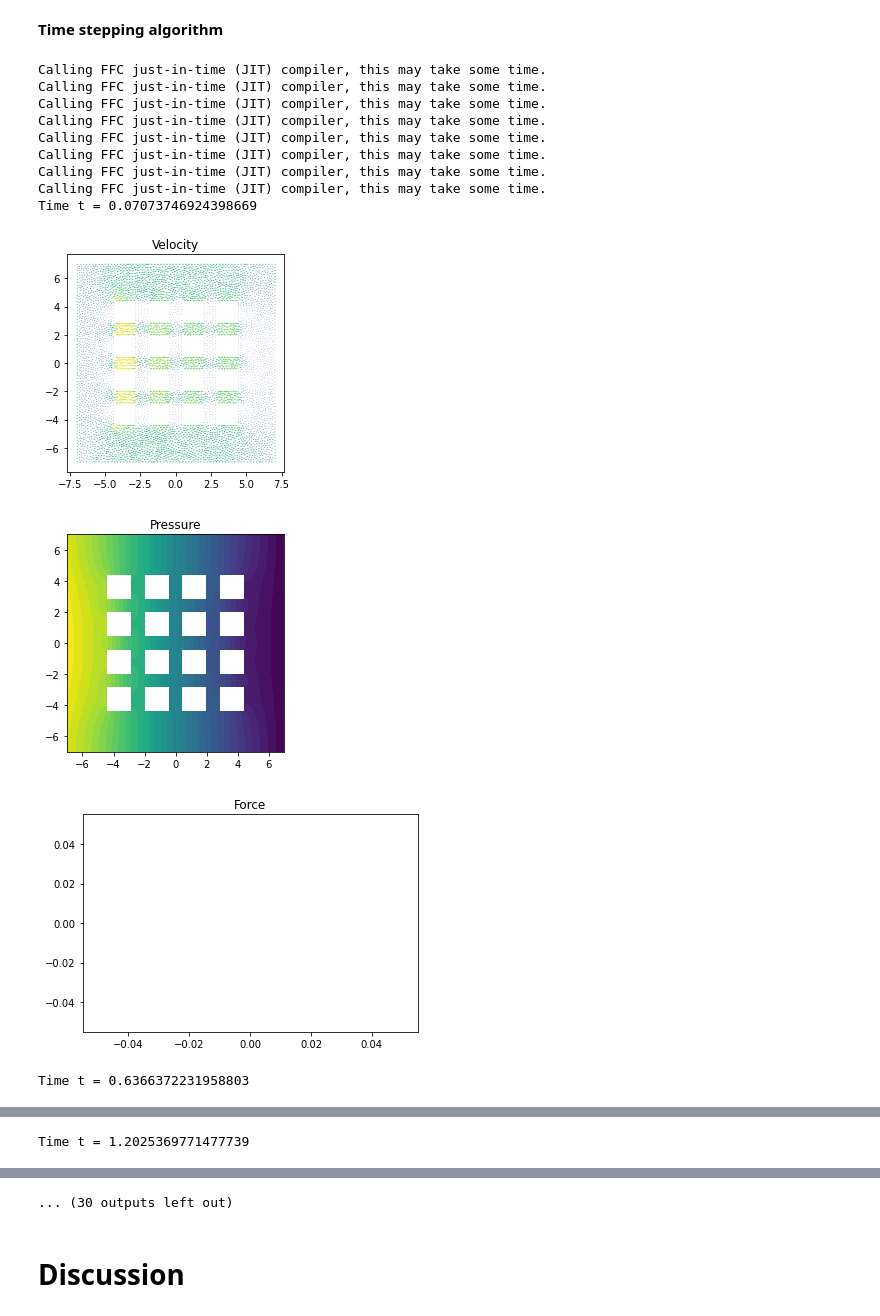
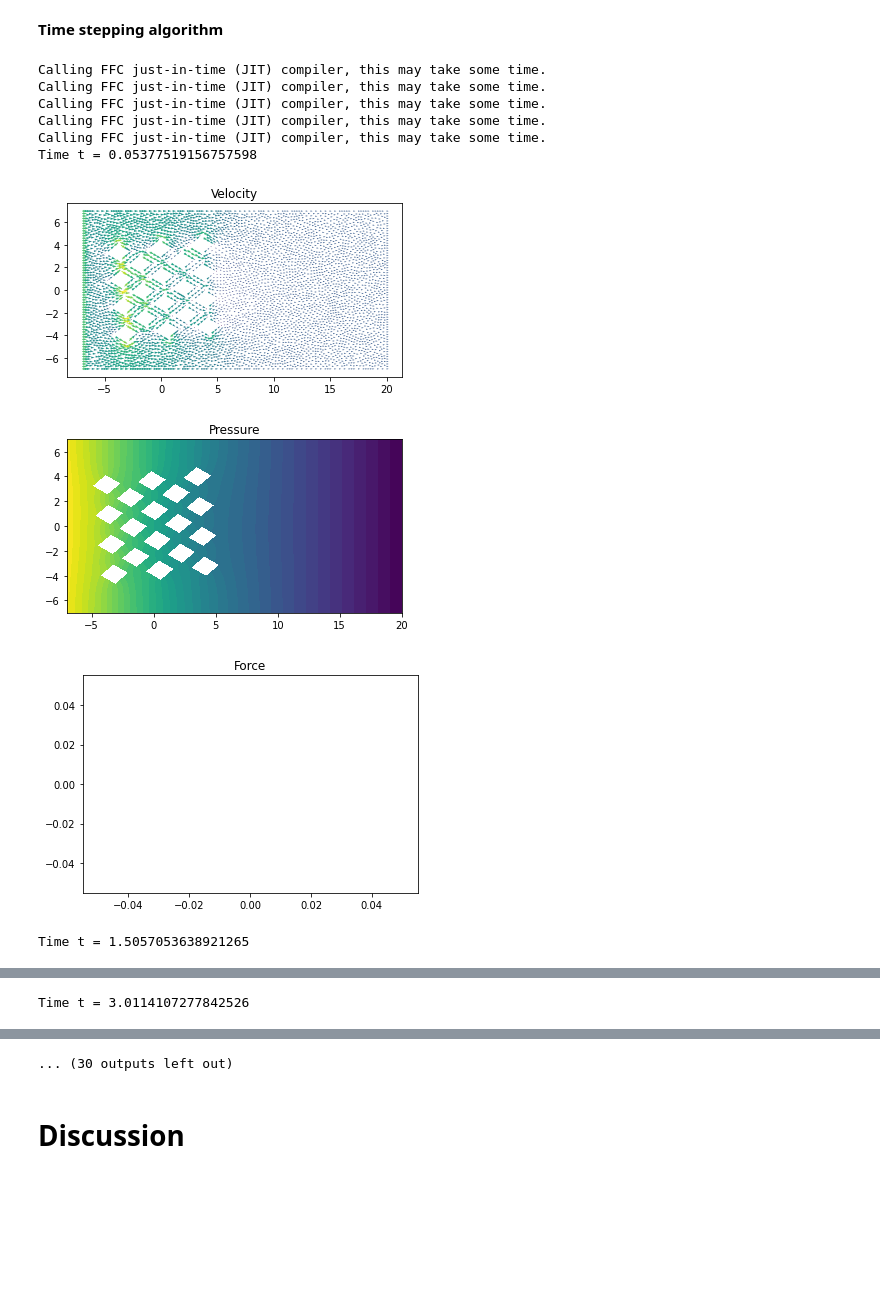
Before and after one commit to johanhoffman/DD2365-VT20, a Jupyter notebook: Project/projectV4_P1.ipynb, the cells around one changed output, grey strips where cells are left out. Saved outputs shown, nothing was run; the diff lists cells and outputs as text; code cells hidden in the pictures; blank space fills up the shorter version.

```diff
--- a/Project/projectV4_P1.ipynb
+++ b/Project/projectV4_P1.ipynb
@@ -172,35 +172,37 @@ def concentric(L,H, theta=0):
 **Define domain and mesh**
 # %%
 # Define rectangular domain
-L = 14
-H = 14
+xmin = -7
+ymin = -7
+xmax = 20
+ymax = 7
 
 # Define circle
-xc = 0.5*L
-yc = 0.5*H
+xc = 0
+yc = 0
 rc = 1.
 
 # Define subdomains (for boundary conditions)
 class Left(SubDomain):
     def inside(self, x, on_boundary):
-        return near(x[0], -L/2)
+        return near(x[0], xmin)
 
 class Right(SubDomain):
     def inside(self, x, on_boundary):
-        return near(x[0], L/2)
+        return near(x[0], xmax)
 
 class Lower(SubDomain):
     def inside(self, x, on_boundary):
-        return near(x[1], -H/2)
+        return near(x[1], ymin)
 
 class Upper(SubDomain):
     def inside(self, x, on_boundary):
-        return near(x[1], H/2)
+        return near(x[1], ymax)
 
 class Freeslip(SubDomain):
     def inside(self, x, on_boundary):
-        return (on_boundary and (not near(x[0], -L/2)) and (not near(x[0], L/2)) \
-                and (not near(x[1], -H/2)) and (not near(x[1], H/2)))
+        return (on_boundary and (not near(x[0], xmin)) and (not near(x[0], xmax)) \
+                and (not near(x[1], ymin)) and (not near(x[1], ymax)))
 
 left = Left()
 right = Right()
@@ -215,7 +217,7 @@ resolution = 64
 #         - Circle(Point(xc,yc),rc) , resolution)
 
 !rm Grid_0/*
-domain = grid(L,H,0)
+domain = skewed(xmin,ymin,xmax,ymax,5)
 mesh = generate_mesh(domain, resolution)
 saved_mesh = File("Grid_0/mesh.xml")
 saved_mesh << mesh
@@ -268,23 +268,24 @@ Calling FFC just-in-time (JIT) compiler, this may take some time.
 # Define boundary conditions
 class DirichletBoundaryLower(SubDomain):
     def inside(self, x, on_boundary):
-        return on_boundary and near(x[1], -H/2)
+        return on_boundary and near(x[1], ymin)
 
 class DirichletBoundaryUpper(SubDomain):
     def inside(self, x, on_boundary):
-        return on_boundary and near(x[1], H/2)
+        return on_boundary and near(x[1], ymax)
 
 class DirichletBoundaryLeft(SubDomain):
     def inside(self, x, on_boundary):
-        return on_boundary and near(x[0], -L/2)
+        return on_boundary and near(x[0], xmin)
 
 class DirichletBoundaryRight(SubDomain):
     def inside(self, x, on_boundary):
-        return on_boundary and near(x[0], L/2)
+        return on_boundary and near(x[0], xmax)
 
 class DirichletBoundaryObjects(SubDomain):
     def inside(self, x, on_boundary):
-        return on_boundary and (not near(x[0], -L/2)) and (not near(x[0], L/2)) and (not near(x[1], -H/2)) and (not near(x[1], H/2))
+        return on_boundary and (not near(x[0], xmin)) and (not near(x[0],xmax))\
+        and (not near(x[1], ymin)) and (not near(x[1], ymax))
 
 dbc_lower = DirichletBoundaryLower()
 dbc_upper = DirichletBoundaryUpper()
@@ -354,7 +338,7 @@ num_nnlin_iter = 5
 prec = "amg" if has_krylov_solver_preconditioner("amg") else "default"
 
 # Time step length (try shorter)
-dt = 0.5*mesh.hmin()
+dt = 0.25*mesh.hmin()
 # %% [markdown]
 **Define variational problem**
 # %%
@@ -364,8 +348,8 @@ dt = 0.5*mesh.hmin()
 h = CellDiameter(mesh);
 u_mag = sqrt(dot(u1,u1))
 #increase for more stability
-d1 = 1.0/sqrt((pow(1.0/dt,2.0) + pow(u_mag/h,2.0)))
-d2 = h*u_mag
+d1 = 2.0/sqrt((pow(1.0/dt,2.0) + pow(u_mag/h,2.0)))
+d2 = 2*h*u_mag
 C = 1.0e3
 gamma = C/h
 n = FacetNormal(mesh)
@@ -428,7 +412,7 @@ start_sample_time = 1.0
 # %%
 
 # Time stepping
-T = 6
+T = 15
 t = dt
 u_mean = Constant((0.0,0.0))
 num = 0
@@ -472,7 +456,7 @@ while t < T + DOLFIN_EPS:
 
         k += 1
 
-    if t>3:
+    if t>10:
         timeseries_u.store(u1.vector(), t_t)
         t_t += dt
 
@@ -491,38 +475,35 @@ while t < T + DOLFIN_EPS:
 
         plt.figure()
         plot(p1, title="Pressure")
 
         plot_time += T/plot_freq
 
         plt.show()
 
         plt.figure()
         plt.title("Force")
         plt.plot(time, force_array)
         plt.show()
 
     # Update time step
     u0.assign(u1)
     t += dt
 
 # u_mean = u_mean/num
 
 plt.figure()
 plot(u1, title="Mean Velocity")
 
 # !tar -czvf results.tar.gz Grid_0
 # files.download('results.tar.gz')
 # %% [output]
 Calling FFC just-in-time (JIT) compiler, this may take some time.
 Calling FFC just-in-time (JIT) compiler, this may take some time.
 Calling FFC just-in-time (JIT) compiler, this may take some time.
 Calling FFC just-in-time (JIT) compiler, this may take some time.
 Calling FFC just-in-time (JIT) compiler, this may take some time.
-Calling FFC just-in-time (JIT) compiler, this may take some time.
-Calling FFC just-in-time (JIT) compiler, this may take some time.
-Calling FFC just-in-time (JIT) compiler, this may take some time.
-Time t = 0.07073746924398669
+Time t = 0.05377519156757598
-[figure, old version]
+[figure, new version]
-[figure, old version]
+[figure, new version]
 [figure]
-Time t = 0.6366372231958803
+Time t = 1.5057053638921265
@@ -532 +513 @@ Time t = 0.6366372231958803
-Time t = 1.2025369771477739
+Time t = 3.0114107277842526
```
Also changed, not shown: parts of 7 cells of this notebook.
